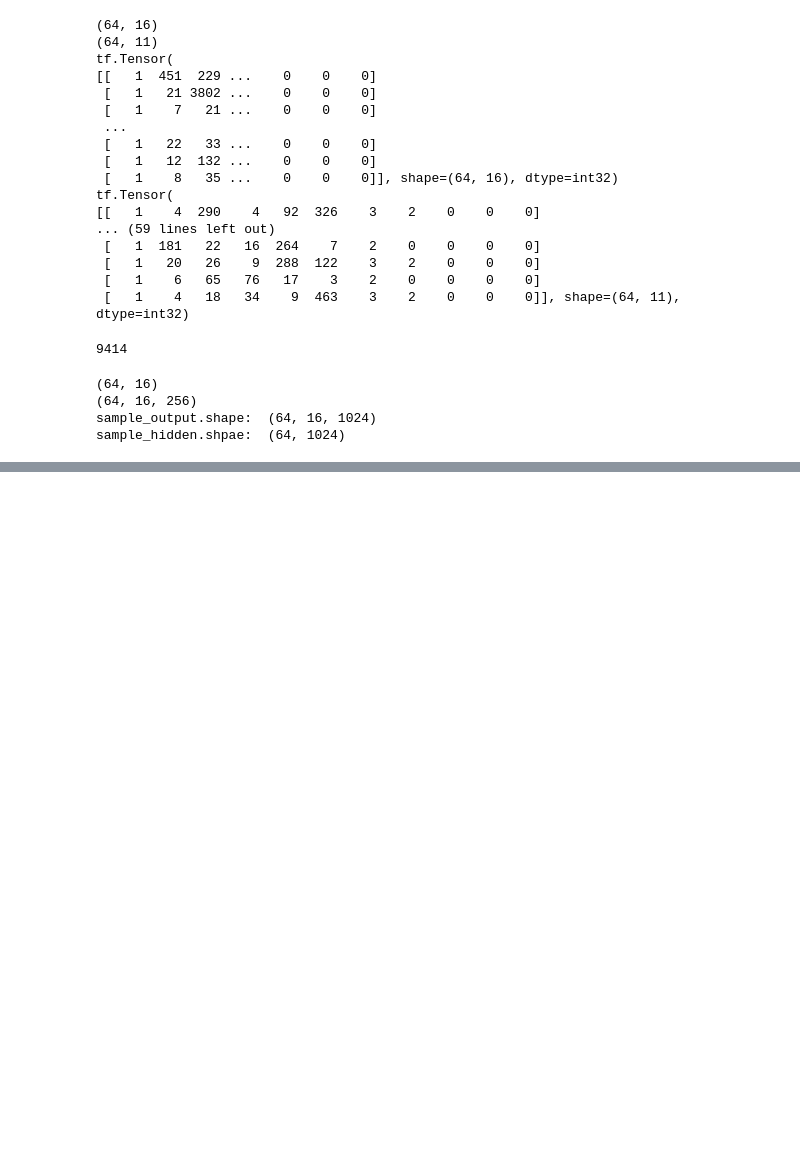
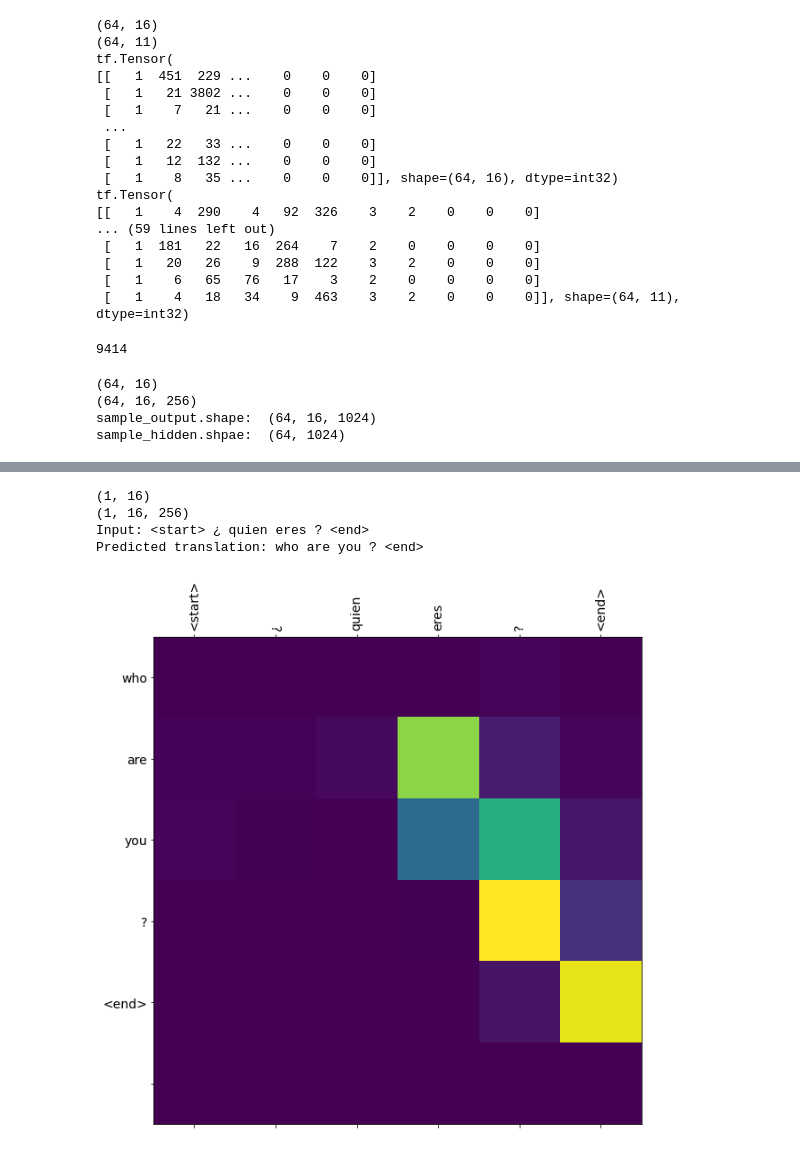
Before and after one commit to ChandlerZhao-Box/tensorflow2_in_action, a Jupyter notebook: chapter10_attention_seq2seq.ipynb, the cells around one changed output, grey strips where cells are left out. Drawn from its saved outputs; the diff is of its cells as text; code cells hidden in the pictures; blank space fills up the shorter version.

Commit message:
seq2seq attention

```diff
--- a/chapter10_attention_seq2seq.ipynb
+++ b/chapter10_attention_seq2seq.ipynb
@@ -214,0 +271,41 @@ sample_hidden.shpae:  (64, 1024)
+# %%
+class Decoder(keras.Model):
+    def __init__(self, vocab_size, embedding_dim, decoding_units, batch_size):
+        super(Decoder, self).__init__()
+        self.batch_size = batch_size
+        self.decoding_units = decoding_units
+        self.embedding = keras.layers.Embedding(vocab_size, embedding_units)
+        self.gru = keras.layers.GRU(self.decoding_units, return_sequences = True, return_state = True, recurrent_initializer='glorot_uniform')
+        self.fc = keras.layers.Dense(vocab_size)
+        self.attention = BahdanauAttention(self.decoding_units)
+
+    # x decoder当前步的输入
+    def call(self, x, hidden, encoding_outputs):
+        # context_vector.shape: (batch_size, units)
+        context_vector, attention_weights = self.attention(hidden, encoding_outputs)
+
+        # before embedding: x.shape: (batch_size, 1)
+        # after embedding: x.shape: (batch_size, 1, embedding_units)
+        x = self.embedding(x)
+
+        combined_x = tf.concat([tf.expand_dims(context_vector, 1),x], axis = -1)
+
+        #output.shape: [batch_size, 1, decoding_units]
+        #state.shape: [batch_size, decoding_units]
+        output, state = self.gru(combined_x)
+
+        #output.shape: [batch_size, decoding_units]
+        output = tf.reshape(output, (-1, output.shape[2]))
+
+        output = self.fc(output)
+
+        return output, state, attention_weights
+
+decoder = Decoder(output_vocab_size, embedding_units, units, batch_size)
+decoder_output, decoder_hidden, attention_weights = decoder(tf.random.uniform((batch_size, 1)),
+                                          sample_hidden,
+                                          sample_output)
+
+print(decoder_output.shape)
+print(decoder_hidden.shape)
+print(attention_weights.shape)
@@ -214,0 +443,8 @@ sample_hidden.shpae:  (64, 1024)
+# %%
+translate('¿Quién eres?')
+# %% [output]
+(1, 16)
+(1, 16, 256)
+Input: <start> ¿ quien eres ? <end>
+Predicted translation: who are you ? <end>
+[figure, added]
```
Also changed, not shown: parts of 9 cells of this notebook, 3 other files.
